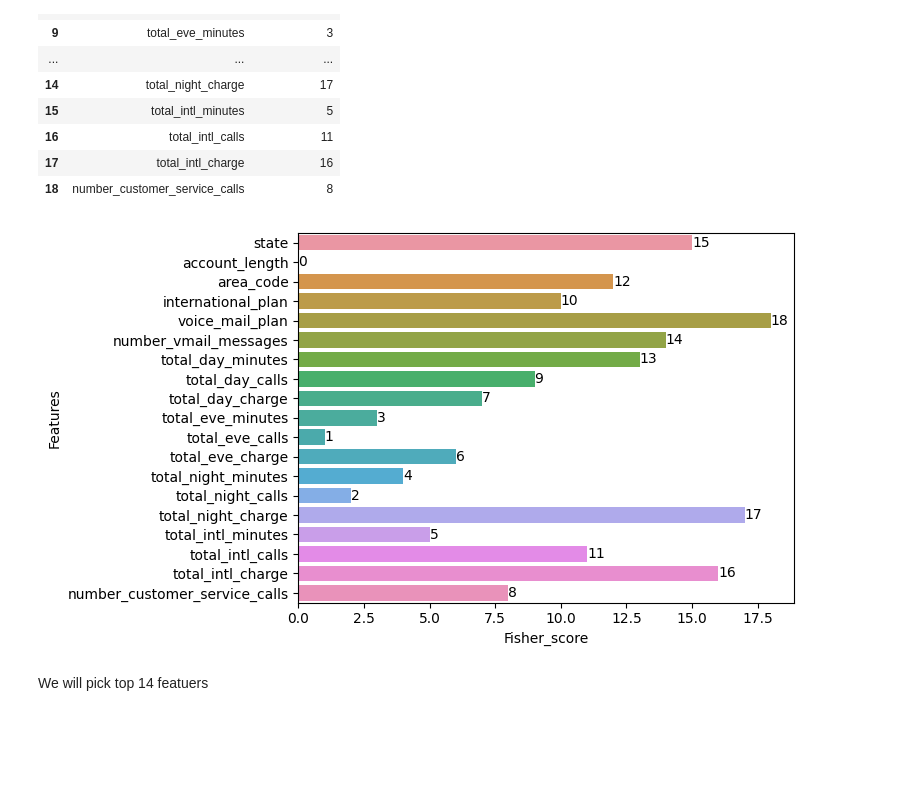
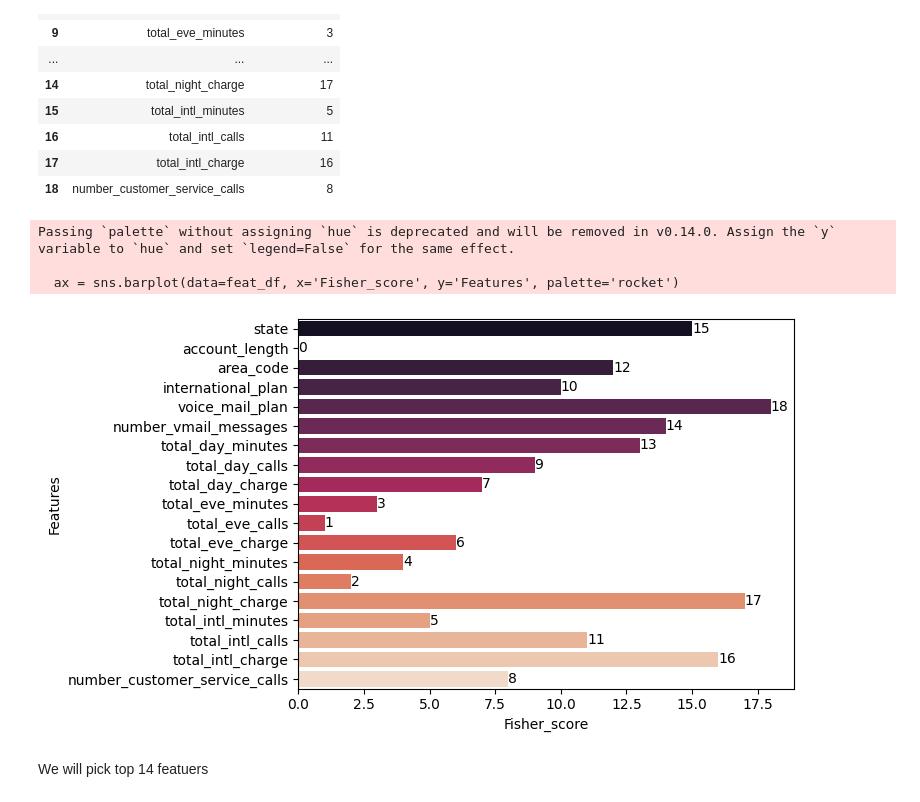
Before and after one commit to soil15/Customer_churn, a Jupyter notebook: notebooks/final_sol.ipynb, the cells around one changed output. Drawn from its saved outputs; the diff is of its cells as text; code cells hidden in the pictures; blank space fills up the shorter version.

```diff
--- a/notebooks/final_sol.ipynb
+++ b/notebooks/final_sol.ipynb
@@ -14,7 +35,11 @@ feature_selection = {
     'data'      : list()
 }
 # %%
-df = pd.read_csv('../data/raw_data.csv')
+try:
+  df = pd.read_csv('../data/raw_data.csv')
+except Exception as e:
+  df = pd.read_csv('https://raw.githubusercontent.com/soil15/Customer_churn/main/data/raw_data.csv')
+
 
 df.drop('Unnamed: 0', axis=1, inplace=True)
 df.dropna(inplace=True)
@@ -302,14 +330,17 @@ feat_df
 | 17 | total_intl_charge | 16 |
 | 18 | number_customer_service_calls | 8 |
 # %%
-ax = sns.barplot(data=feat_df, x='Fisher_score', y='Features')
+ax = sns.barplot(data=feat_df, x='Fisher_score', y='Features', palette='rocket')
 
 for i in ax.containers:
     ax.bar_label(i,)
 
 plt.show()
 # %% [output]
+Passing `palette` without assigning `hue` is deprecated and will be removed in v0.14.0. Assign the `y` variable to `hue` and set `legend=False` for the same effect.
+
+  ax = sns.barplot(data=feat_df, x='Fisher_score', y='Features', palette='rocket')
-[figure, old version]
+[figure, new version]
 # %% [markdown]
 <p1>We will pick top 14 featuers</p1>
 # %%
```
Also changed, not shown: parts of 5 cells of this notebook.
